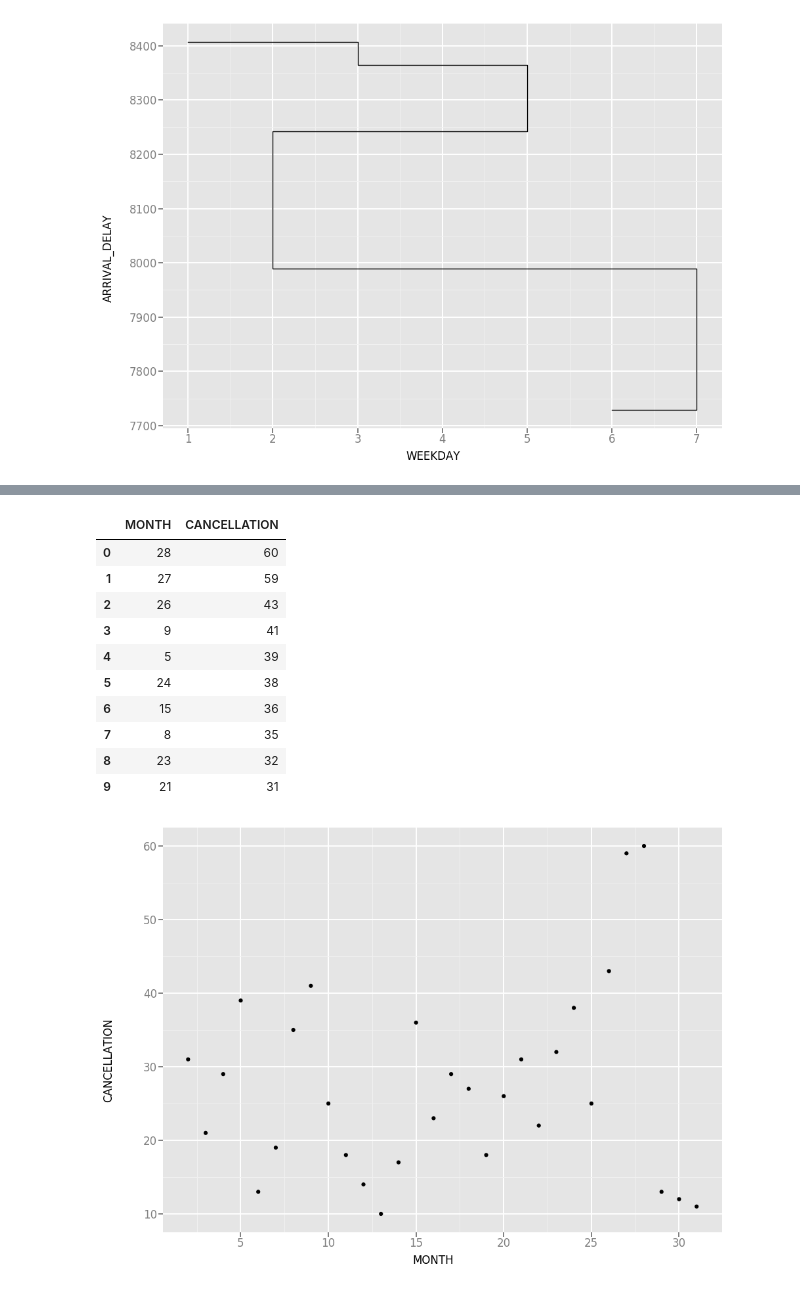
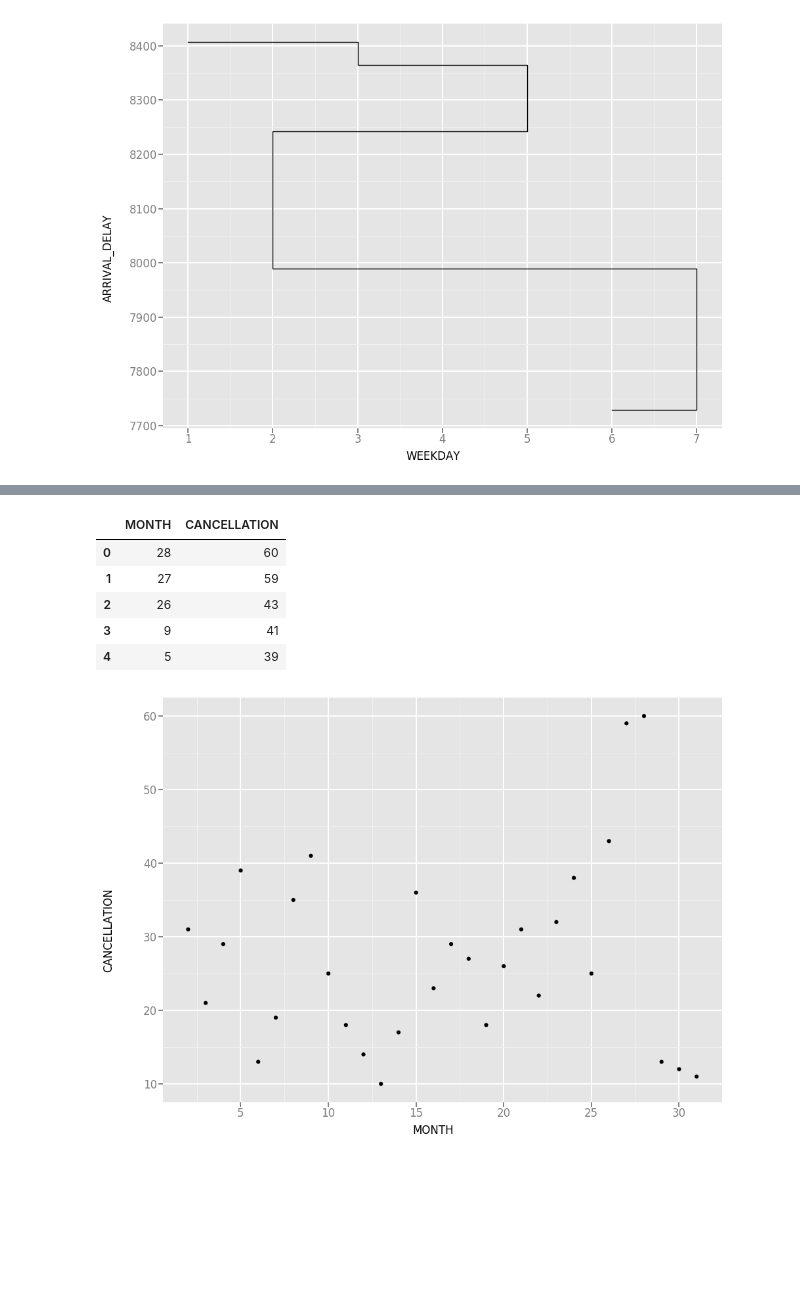
Before and after one commit to sakshi-kst/Will-My-Flight-Arrive--, a Jupyter notebook: LSDPPrj.ipynb, the cells around one changed output, grey strips where cells are left out. Cells and saved outputs as stored; diff of their text form; code cells hidden in the pictures; blank space fills up the shorter version.

```diff
--- a/LSDPPrj.ipynb
+++ b/LSDPPrj.ipynb
@@ -235,21 +151,16 @@ from matplotlib import cm
 # %%
 #################QUERY-6#####################
 ##########MONTHWISE CANCELLATIONS####################
 d6=pd.read_csv("Query6.csv")
 d6.columns=['MONTH','CANCELLATION']
-d6.head(10)
+d6.head(5)
 # %% [output]
 |  | MONTH | CANCELLATION |
 | 0 | 28 | 60 |
 | 1 | 27 | 59 |
 | 2 | 26 | 43 |
 | 3 | 9 | 41 |
 | 4 | 5 | 39 |
-| 5 | 24 | 38 |
-| 6 | 15 | 36 |
-| 7 | 8 | 35 |
-| 8 | 23 | 32 |
-| 9 | 21 | 31 |
 # %%
 g6=ggplot(aes(x='MONTH', y='CANCELLATION'), data=d6) +geom_point()
 g6.show()
```
Also changed, not shown: parts of 36 cells of this notebook.
